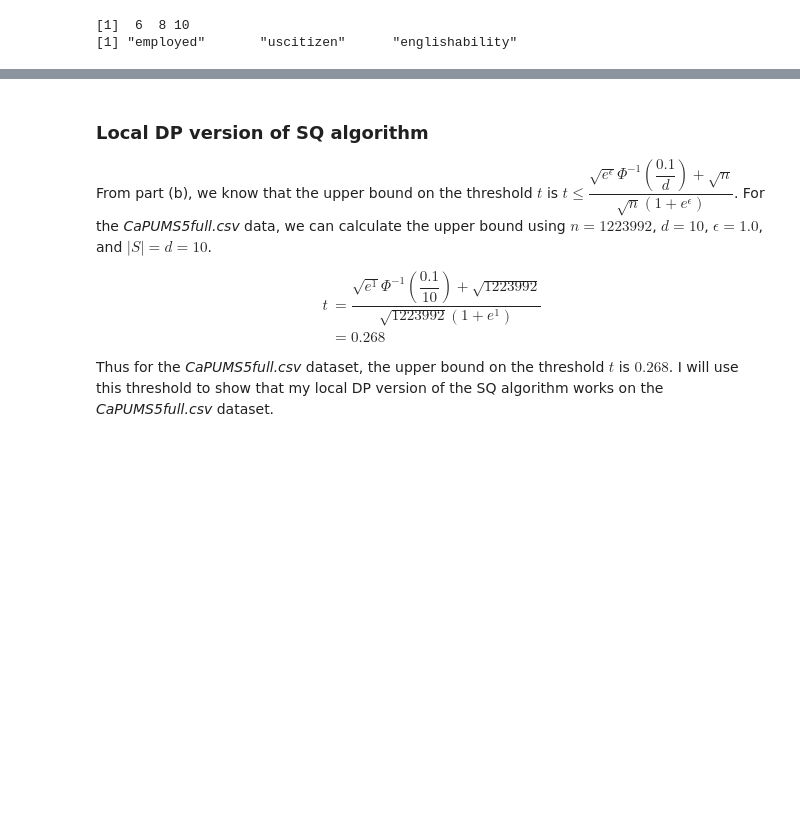
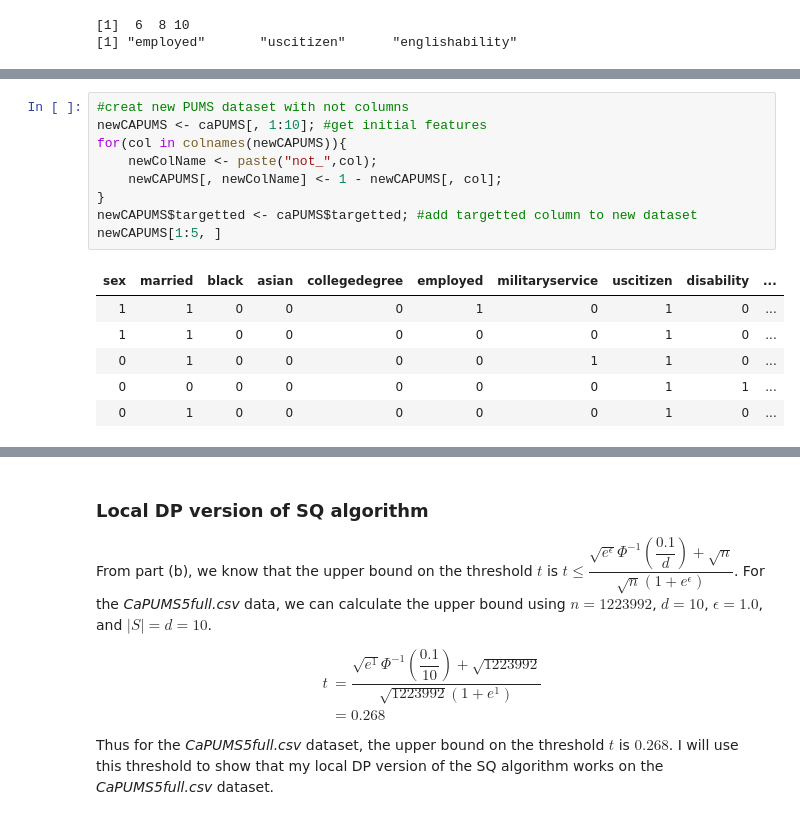
Before and after one commit to bhavenp/cs208, a Jupyter notebook: homework/HW4/HW4a_Bhaven_Patel.ipynb, the cells around one changed output, grey strips where cells are left out. Drawn from its saved outputs; the diff is of its cells as text; blank space fills up the shorter version.

```diff
--- a/homework/HW4/HW4a_Bhaven_Patel.ipynb
+++ b/homework/HW4/HW4a_Bhaven_Patel.ipynb
@@ -373,0 +405,16 @@ Using the threshold $t$ I calculated, we see that the columns *employed*, *uscit
+# %%
+#creat new PUMS dataset with not columns
+newCAPUMS <- caPUMS[, 1:10]; #get initial features
+for(col in colnames(newCAPUMS)){
+    newColName <- paste("not_",col);
+    newCAPUMS[, newColName] <- 1 - newCAPUMS[, col];
+}
+newCAPUMS$targetted <- caPUMS$targetted; #add targetted column to new dataset
+newCAPUMS[1:5, ]
+# %% [output]
+| sex | married | black | asian | collegedegree | employed | militaryservice | uscitizen | disability | ... |
+| 1 | 1 | 0 | 0 | 0 | 1 | 0 | 1 | 0 | ... |
+| 1 | 1 | 0 | 0 | 0 | 0 | 0 | 1 | 0 | ... |
+| 0 | 1 | 0 | 0 | 0 | 0 | 1 | 1 | 0 | ... |
+| 0 | 0 | 0 | 0 | 0 | 0 | 0 | 1 | 1 | ... |
+| 0 | 1 | 0 | 0 | 0 | 0 | 0 | 1 | 0 | ... |
```
Also changed, not shown: parts of 20 cells of this notebook.
